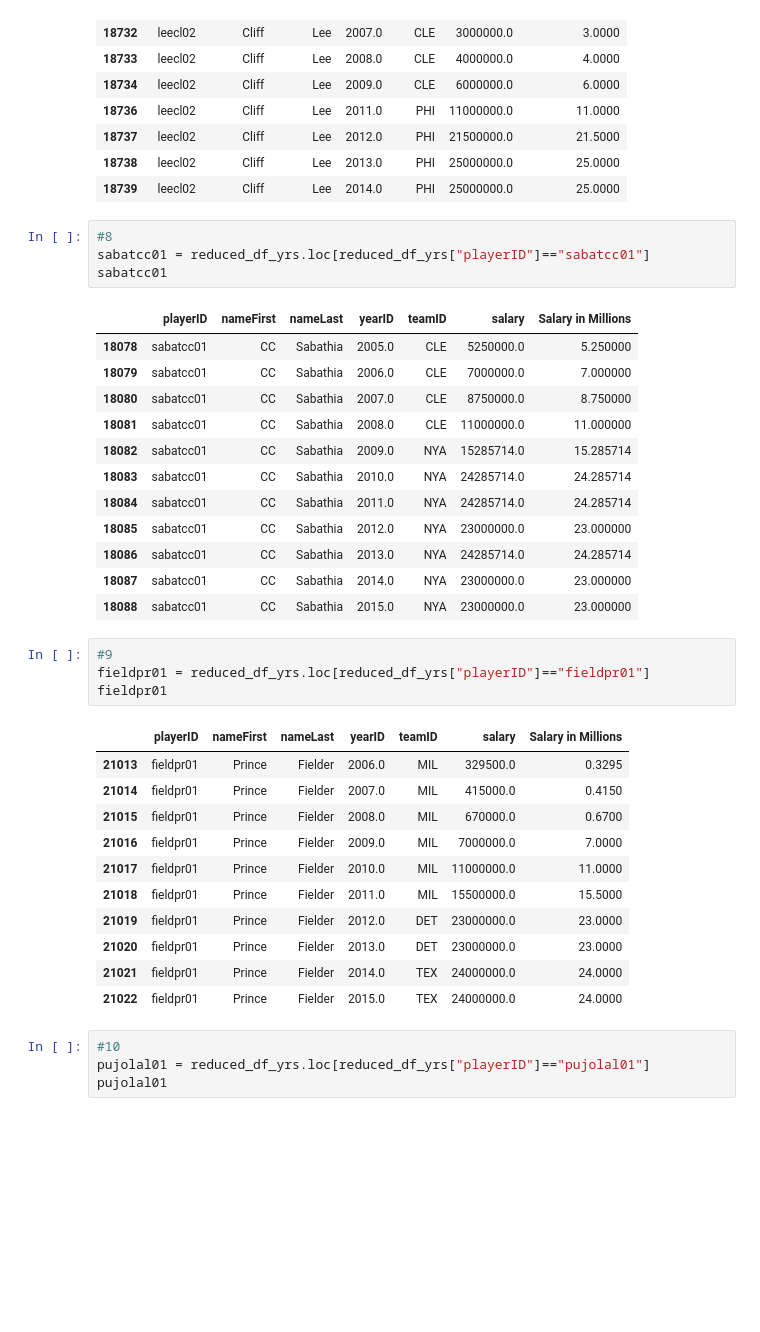
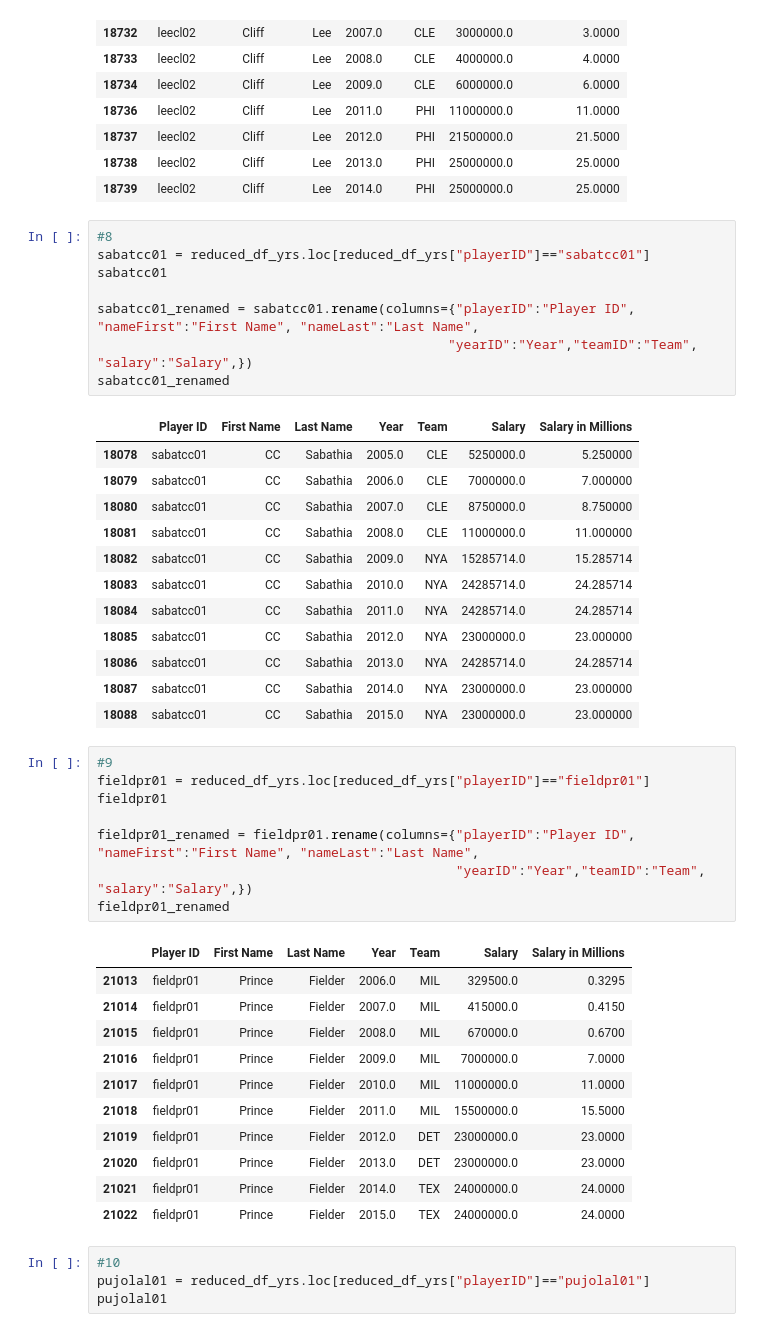
Before and after one commit to eerofeeva/BaseballMadness, a Jupyter notebook: baseball_challege.ipynb, the cells around one changed output. Cells and saved outputs as stored; diff of their text form; blank space fills up the shorter version.

```diff
--- a/baseball_challege.ipynb
+++ b/baseball_challege.ipynb
@@ -289,9 +289,13 @@ leecl02
 # %%
 #8
 sabatcc01 = reduced_df_yrs.loc[reduced_df_yrs["playerID"]=="sabatcc01"]
 sabatcc01
+
+sabatcc01_renamed = sabatcc01.rename(columns={"playerID":"Player ID", "nameFirst":"First Name", "nameLast":"Last Name",
+                                             "yearID":"Year","teamID":"Team", "salary":"Salary",})
+sabatcc01_renamed
 # %% [output]
-|  | playerID | nameFirst | nameLast | yearID | teamID | salary | Salary in Millions |
+|  | Player ID | First Name | Last Name | Year | Team | Salary | Salary in Millions |
 | 18078 | sabatcc01 | CC | Sabathia | 2005.0 | CLE | 5250000.0 | 5.250000 |
 | 18079 | sabatcc01 | CC | Sabathia | 2006.0 | CLE | 7000000.0 | 7.000000 |
 | 18080 | sabatcc01 | CC | Sabathia | 2007.0 | CLE | 8750000.0 | 8.750000 |
@@ -307,8 +311,12 @@ sabatcc01
 #9
 fieldpr01 = reduced_df_yrs.loc[reduced_df_yrs["playerID"]=="fieldpr01"]
 fieldpr01
+
+fieldpr01_renamed = fieldpr01.rename(columns={"playerID":"Player ID", "nameFirst":"First Name", "nameLast":"Last Name",
+                                              "yearID":"Year","teamID":"Team", "salary":"Salary",})
+fieldpr01_renamed
 # %% [output]
-|  | playerID | nameFirst | nameLast | yearID | teamID | salary | Salary in Millions |
+|  | Player ID | First Name | Last Name | Year | Team | Salary | Salary in Millions |
 | 21013 | fieldpr01 | Prince | Fielder | 2006.0 | MIL | 329500.0 | 0.3295 |
 | 21014 | fieldpr01 | Prince | Fielder | 2007.0 | MIL | 415000.0 | 0.4150 |
 | 21015 | fieldpr01 | Prince | Fielder | 2008.0 | MIL | 670000.0 | 0.6700 |
```
Also changed, not shown: parts of 1 cell of this notebook, 3 other files.
